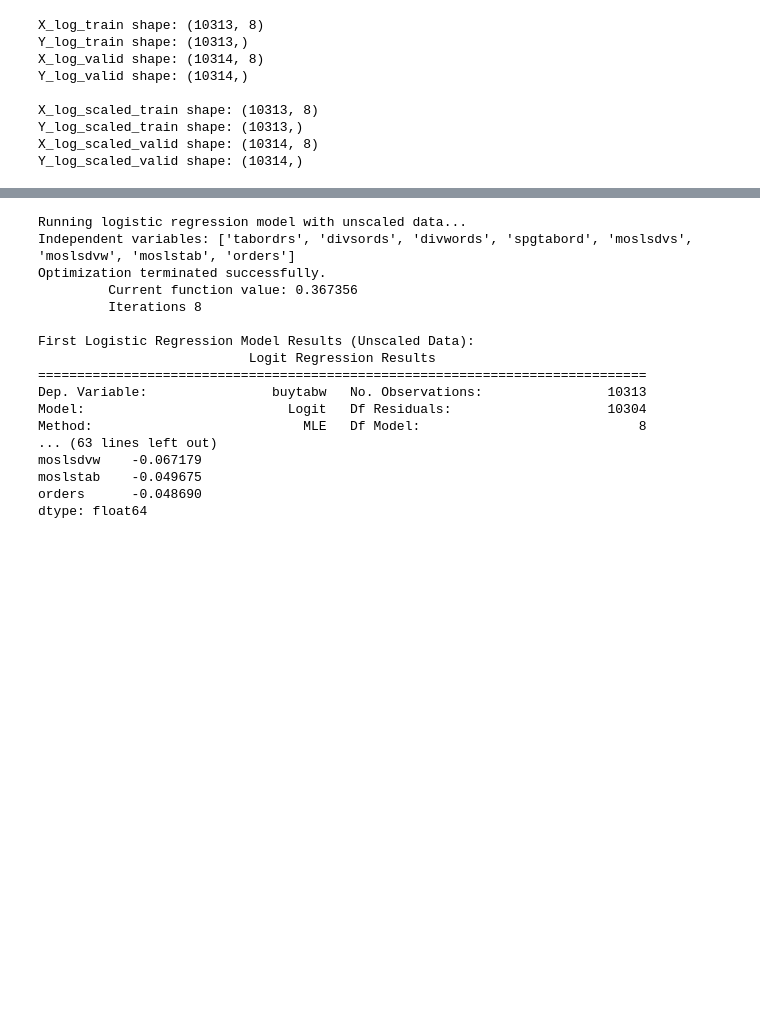
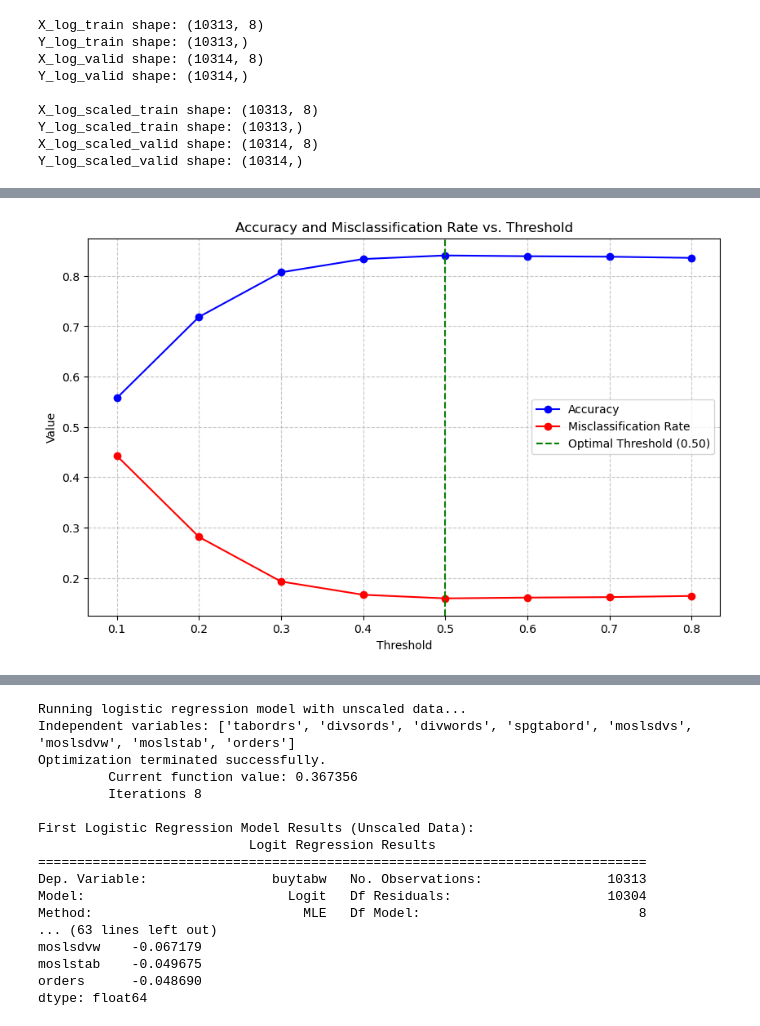
Before and after one commit to celiajxy/Comparation-of-ML-and-Logistics-in-RFM-Marketing-target-strategy, a Jupyter notebook: 2.0 vision.ipynb, the cells around one changed output, grey strips where cells are left out. Cells and saved outputs as stored; diff of their text form; code cells hidden in the pictures; blank space fills up the shorter version.

Commit message:
add threshold selection of logistics

```diff
--- a/2.0 vision.ipynb
+++ b/2.0 vision.ipynb
@@ -256,3 +256,97 @@ X_log_scaled_train shape: (10313, 8)
 Y_log_scaled_train shape: (10313,)
 X_log_scaled_valid shape: (10314, 8)
 Y_log_scaled_valid shape: (10314,)
+# %%
+# Import necessary libraries
+import numpy as np
+import pandas as pd
+import matplotlib.pyplot as plt
+import seaborn as sns
+from sklearn.metrics import confusion_matrix, accuracy_score
+
+# Extract predicted probabilities for buytabw=0 and buytabw=1 (for boxplot)
+prob_0 = predictions[data_valid['buytabw'] == 0]['log_pred_prob']
+prob_1 = predictions[data_valid['buytabw'] == 1]['log_pred_prob']
+
+# Iterate over possible thresholds to find the one with the minimum misclassification rate
+# Record accuracy and misclassification rate for each threshold for plotting
+thresholds = np.arange(0.1, 0.9, 0.1)  # Thresholds from 0.1 to 0.9 with step 0.1
+best_threshold = 0.5
+min_misclassification_rate = float('inf')
+accuracy_values = []  # Store accuracy for each threshold
+misclassification_values = []  # Store misclassification rate for each threshold
+
+for threshold in thresholds:
+    # Classify using the current threshold
+    pred_buytabw = (predictions['log_pred_prob'] > threshold).astype(int)
+
+    # Calculate confusion matrix and misclassification rate
+    conf_matrix = confusion_matrix(data_valid['buytabw'], pred_buytabw)
+    total_observations = len(data_valid)
+    correct_predictions = conf_matrix[0, 0] + conf_matrix[1, 1]
+    misclassifications = total_observations - correct_predictions
+    misclassification_rate = misclassifications / total_observations * 100
+    accuracy = accuracy_score(data_valid['buytabw'], pred_buytabw)
+
+    # Store accuracy and misclassification rate for plotting
+    accuracy_values.append(accuracy)
+    misclassification_values.append(misclassification_rate)
+
+    # Update the best threshold based on minimum misclassification rate
+    if misclassification_rate < min_misclassification_rate:
+        min_misclassification_rate = misclassification_rate
+        best_threshold = threshold
+
+# Print the optimal threshold and corresponding minimum misclassification rate
+print(f"\n=== Optimal Threshold Selection ===")
+print(f"Optimal Threshold (based on minimum misclassification rate): {best_threshold:.2f}")
+print(f"Minimum Misclassification Rate: {min_misclassification_rate:.2f}%")
+
+# Plot Accuracy and Misclassification Rate vs. Threshold on the same plot
+plt.figure(figsize=(10, 6))
+plt.plot(thresholds, accuracy_values, color='blue', label='Accuracy', marker='o')  # Set Accuracy to blue
+plt.plot(thresholds, [rate / 100 for rate in misclassification_values], color='red', label='Misclassification Rate', marker='o')  # Set Misclassification Rate to red
+plt.axvline(x=best_threshold, color='green', linestyle='--', label=f'Optimal Threshold ({best_threshold:.2f})')  # Change optimal threshold line to green for better contrast
+plt.title('Accuracy and Misclassification Rate vs. Threshold')
+plt.xlabel('Threshold')
+plt.ylabel('Value')
+plt.grid(True, linestyle='--', alpha=0.7)
+plt.legend()
+plt.savefig('accuracy_misclassification_vs_threshold.png', format='png', dpi=300)
+plt.show()
+
+# Classify using the optimal threshold
+predictions['log_pred_buytabw_optimal'] = (predictions['log_pred_prob'] > best_threshold).astype(int)
+
+# Plot boxplot with the optimal threshold to verify distribution separation
+plt.figure(figsize=(10, 6))
+sns.boxplot(x=data_valid['buytabw'], y=predictions['log_pred_prob'])
+plt.axhline(y=best_threshold, color='red', linestyle='--', label=f'Optimal Threshold ({best_threshold:.2f})')
+plt.title('Boxplot of Predicted Probabilities by BuyTabW (Optimal Threshold)')
+plt.xlabel('BuyTabW')
+plt.ylabel('Predicted Probability')
+plt.grid(True, linestyle='--', alpha=0.7)
+plt.legend()
+plt.savefig('boxplot_optimal_threshold.png', format='png', dpi=300)
+plt.show()
+
+# Calculate confusion matrix using the optimal threshold
+conf_matrix_optimal = confusion_matrix(data_valid['buytabw'], predictions['log_pred_buytabw_optimal'])
+
+# Calculate Accuracy and Misclassification Rate
+total_observations = len(data_valid)
+accuracy = accuracy_score(data_valid['buytabw'], predictions['log_pred_buytabw_optimal'])
+misclassification_rate = (1 - accuracy) * 100  # Misclassification Rate = (1 - Accuracy) * 100
+
+# Print results
+print("\n=== Results with Optimal Threshold ===")
+print(f"Optimal Threshold: {best_threshold:.2f}")
+print(f"Accuracy: {accuracy:.4f}")
+print(f"Misclassification Rate: {misclassification_rate:.2f}%")
+print("\nConfusion Matrix (Optimal Threshold):")
+print(pd.DataFrame(
+    conf_matrix_optimal,
+    index=['Actual: BuyTabW=0', 'Actual: BuyTabW=1'],
+    columns=['Predicted: BuyTabW=0', 'Predicted: BuyTabW=1']
+))
+# %% [output]
@@ -258,0 +356 @@ Y_log_scaled_valid shape: (10314,)
+[figure, added]
```
Also changed, not shown: parts of 2 cells of this notebook, 1 other file.
